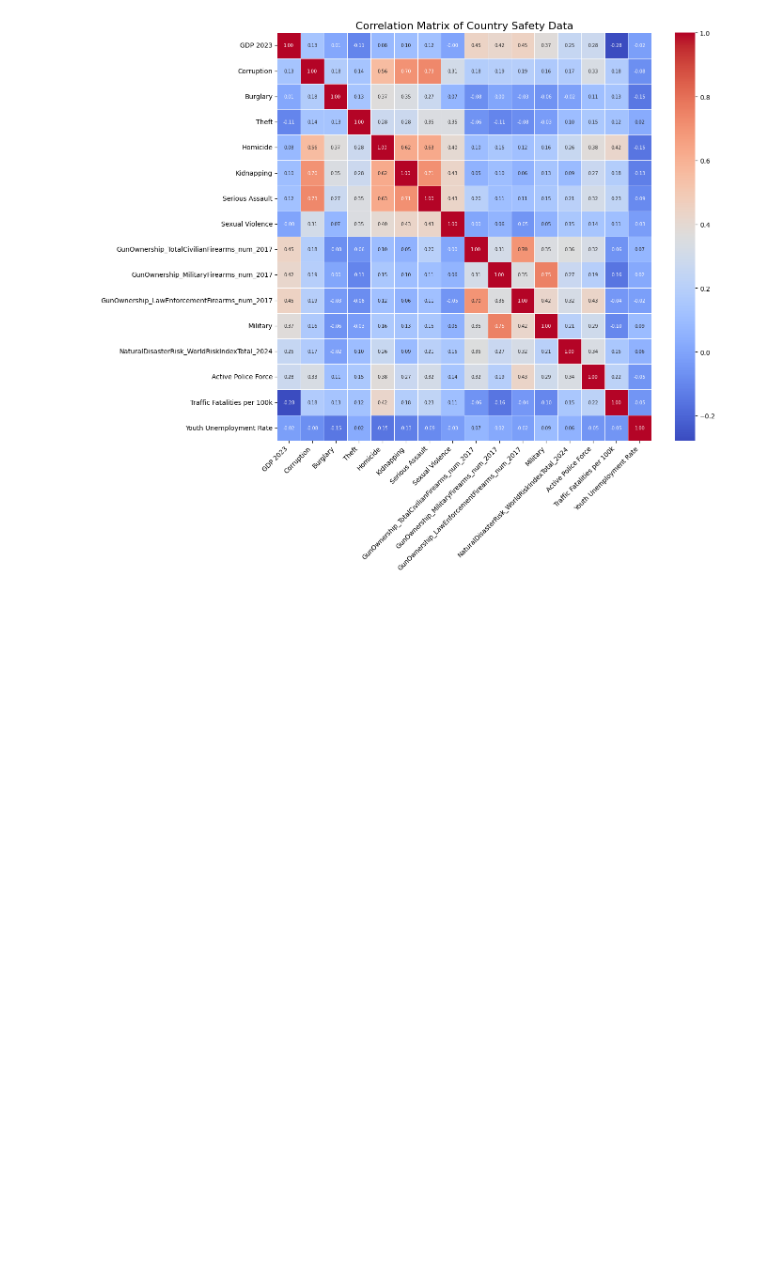
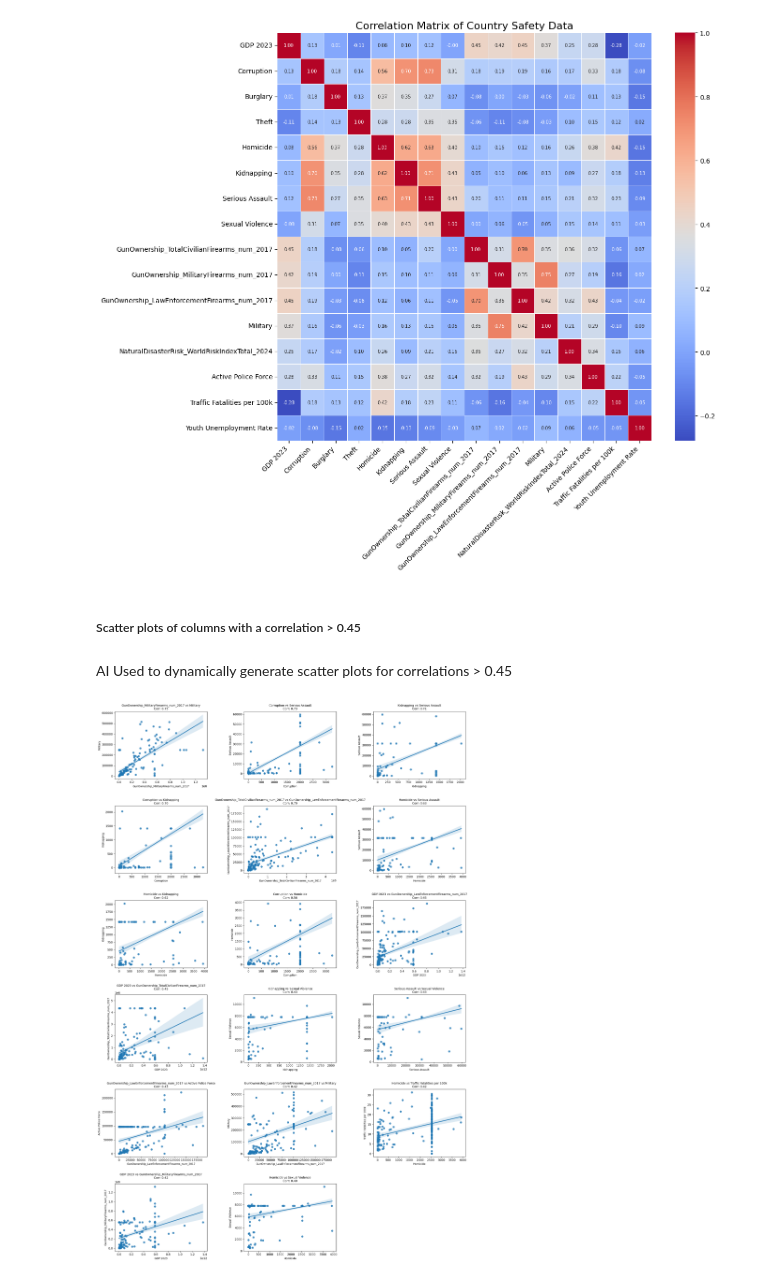
Before and after one commit to JasNjoku/Data-Analysis-CA, a Jupyter notebook: index_building.ipynb, the cells around one changed output. Cells and saved outputs as stored; diff of their text form; code cells hidden in the pictures; blank space fills up the shorter version.

```diff
--- a/index_building.ipynb
+++ b/index_building.ipynb
@@ -634,3 +636,39 @@ plt.tight_layout()
 plt.show()
 # %% [output]
 [figure]
+# %% [markdown]
+##### Scatter plots of columns with a correlation > 0.45
+# %% [markdown]
+AI Used to dynamically generate scatter plots for correlations > 0.45
+# %%
+# Get all pairs of columns where correlation > 0.45 (excluding self-pairs)
+threshold = 0.40
+plotted_pairs = []
+
+for col1, col2 in combinations(corr.columns, 2):
+    corr_value = corr.loc[col1, col2]
+    if corr_value > threshold:
+        plotted_pairs.append((col1, col2, corr_value))
+
+# Sort by correlation strength
+plotted_pairs.sort(key=lambda x: x[2], reverse=True)
+
+# Plot
+n = len(plotted_pairs)
+cols = 3
+rows = (n // cols) + int(n % cols > 0)
+
+plt.figure(figsize=(6 * cols, 4.5 * rows))
+
+for i, (x_col, y_col, corr_val) in enumerate(plotted_pairs, 1):
+    plt.subplot(rows, cols, i)
+    sns.regplot(data=df, x=x_col, y=y_col)
+    plt.title(f"{x_col} vs {y_col}\nCorr: {corr_val:.2f}", fontsize=10)
+    plt.xlabel(x_col, fontsize=9)
+    plt.ylabel(y_col, fontsize=9)
+
+plt.tight_layout()
+plt.subplots_adjust(hspace=0.4, wspace=0.4)
+plt.show()
+# %% [output]
+[figure, added]
```
Also changed, not shown: parts of 14 cells of this notebook, 1 other file.
